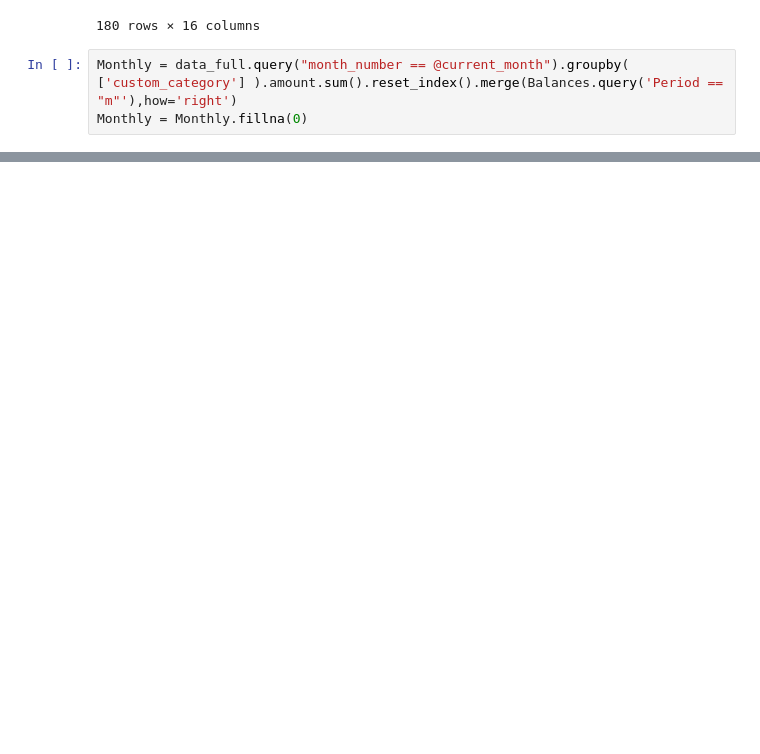
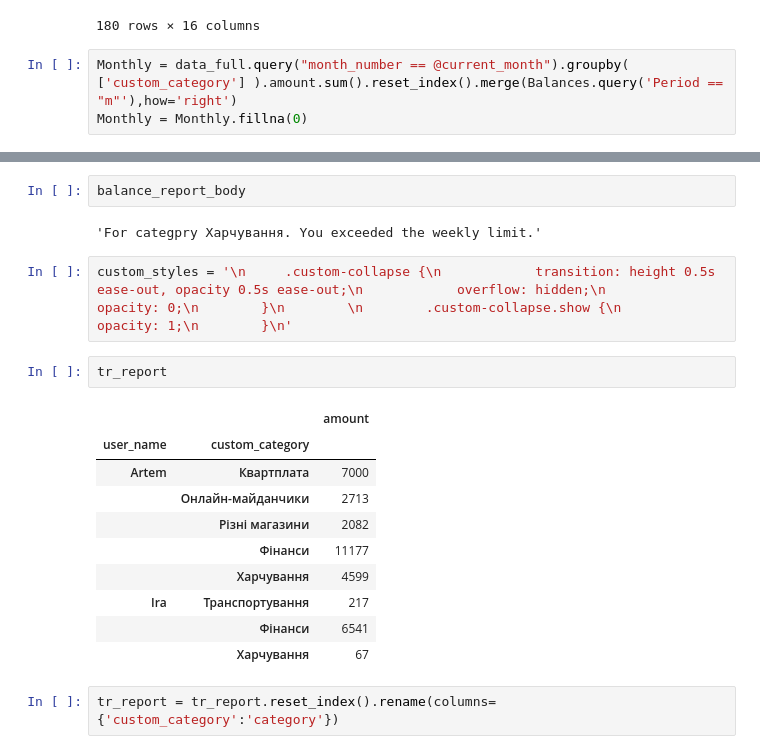
Before and after one commit to wixxxez/TransactionClassificator, a Jupyter notebook: notebooks/TransactionReport.ipynb, the cells around one changed output, grey strips where cells are left out. Drawn from its saved outputs; the diff is of its cells as text; blank space fills up the shorter version.

```diff
--- a/notebooks/TransactionReport.ipynb
+++ b/notebooks/TransactionReport.ipynb
@@ -153 +168,22 @@ Business group
 Name: id, dtype: int64
+# %%
+balance_report_body
+# %% [output]
+'For categpry Харчування. You exceeded the weekly limit.'
+# %%
+custom_styles = '\n     .custom-collapse {\n            transition: height 0.5s ease-out, opacity 0.5s ease-out;\n            overflow: hidden;\n            opacity: 0;\n        }\n        \n        .custom-collapse.show {\n            opacity: 1;\n        }\n'
+# %%
+tr_report
+# %% [output]
+|  |  | amount |
+| user_name | custom_category |  |
+| Artem | Квартплата | 7000 |
+|  | Онлайн-майданчики | 2713 |
+|  | Різні магазини | 2082 |
+|  | Фінанси | 11177 |
+|  | Харчування | 4599 |
+| Ira | Транспортування | 217 |
+|  | Фінанси | 6541 |
+|  | Харчування | 67 |
+# %%
+tr_report = tr_report.reset_index().rename(columns={'custom_category':'category'})
```
Also changed, not shown: parts of 13 cells of this notebook, 5 other files.
